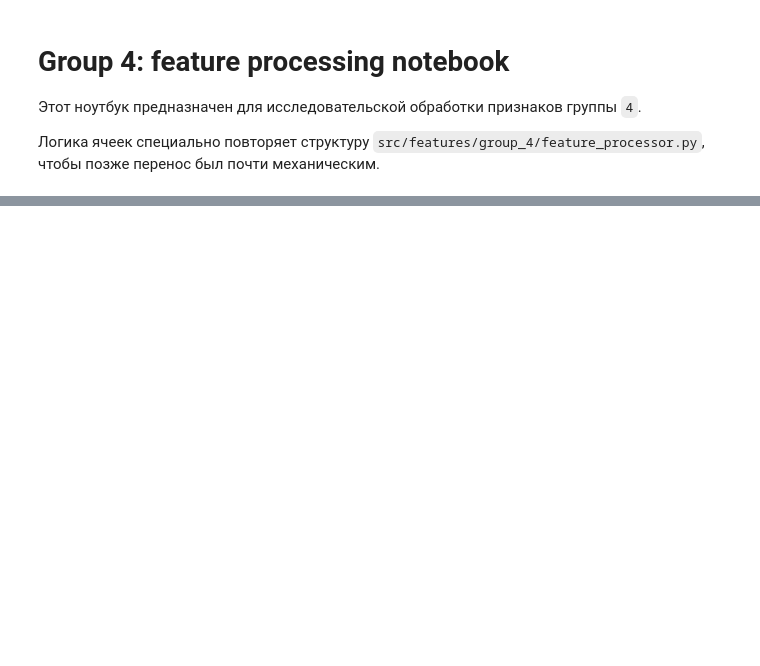
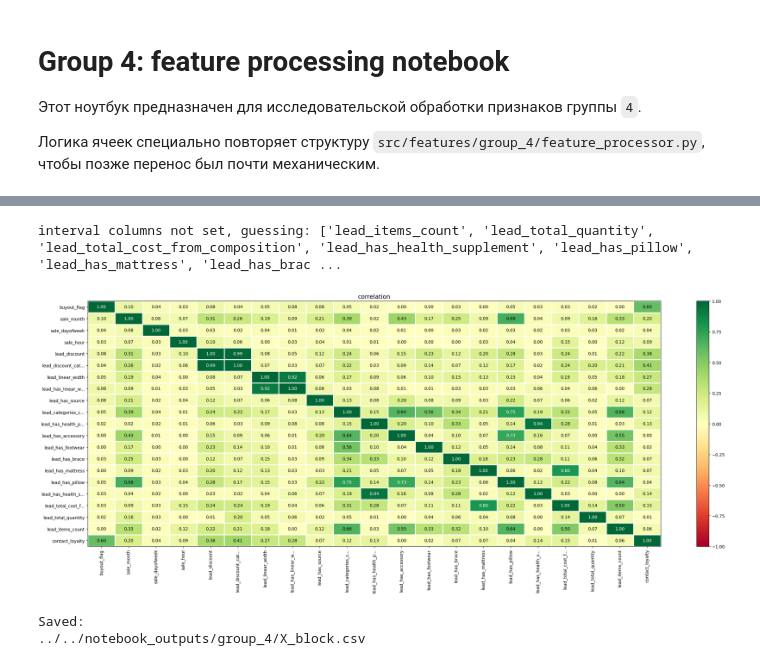
Before and after one commit to JeffRaiAlt/xakaton_mipt, a Jupyter notebook: notebooks/group_4/feature_processing_template.ipynb, the cells around one changed output, grey strips where cells are left out. Cells and saved outputs as stored; diff of their text form; code cells hidden in the pictures; blank space fills up the shorter version.

```diff
--- a/notebooks/group_4/feature_processing_template.ipynb
+++ b/notebooks/group_4/feature_processing_template.ipynb
@@ -123,8 +980,28 @@ display(X_block.head())
+# %%
+# Проверяем мультиколлинеарность
+df_for_phik = X_block.copy()
+
+df_for_phik['buyout_flag'] = my_full_copy['buyout_flag'].values
+
+corr_matrix = phik_matrix(df_for_phik.drop(columns=[
+    'sale_ts'
+]))
+
+plot_correlation_matrix(corr_matrix.values,
+                        x_labels=corr_matrix.columns,
+                        y_labels=corr_matrix.index,
+                        figsize=(25, 10))
+# %% [output]
+interval columns not set, guessing: ['lead_items_count', 'lead_total_quantity', 'lead_total_cost_from_composition', 'lead_has_health_supplement', 'lead_has_pillow', 'lead_has_mattress', 'lead_has_brac ...
+[figure, added]
 # %%
 X_block.to_csv(OUTPUT_DIR / "X_block.csv", index=False)
-feature_spec = create_feature_spec_template(X_block)
-feature_spec.to_csv(OUTPUT_DIR / "feature_spec.csv", index=False)
+# feature_spec = create_feature_spec_template(X_block)
+# feature_spec.to_csv(OUTPUT_DIR / "feature_spec.csv", index=False)
 
 print("Saved:")
 print(OUTPUT_DIR / "X_block.csv")
-print(OUTPUT_DIR / "feature_spec.csv")
+# print(OUTPUT_DIR / "feature_spec.csv")
+# %% [output]
+Saved:
+../../notebook_outputs/group_4/X_block.csv
```
Also changed, not shown: parts of 67 cells of this notebook, 2 other files.
